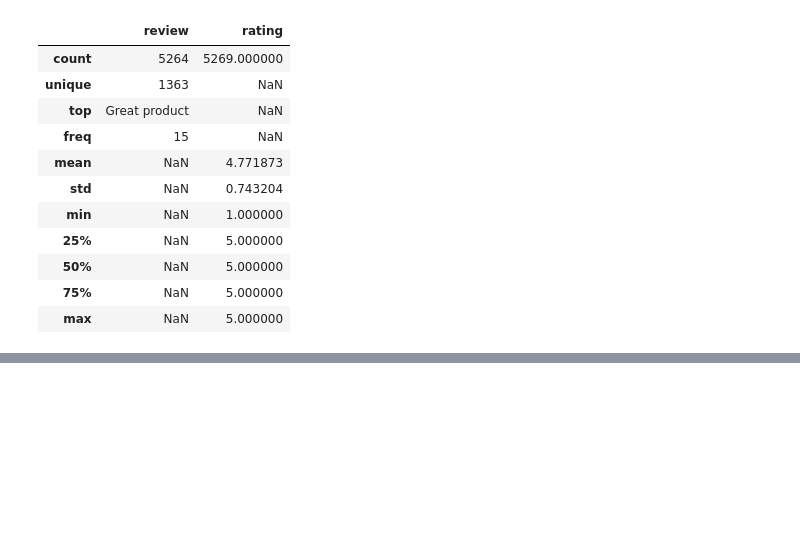
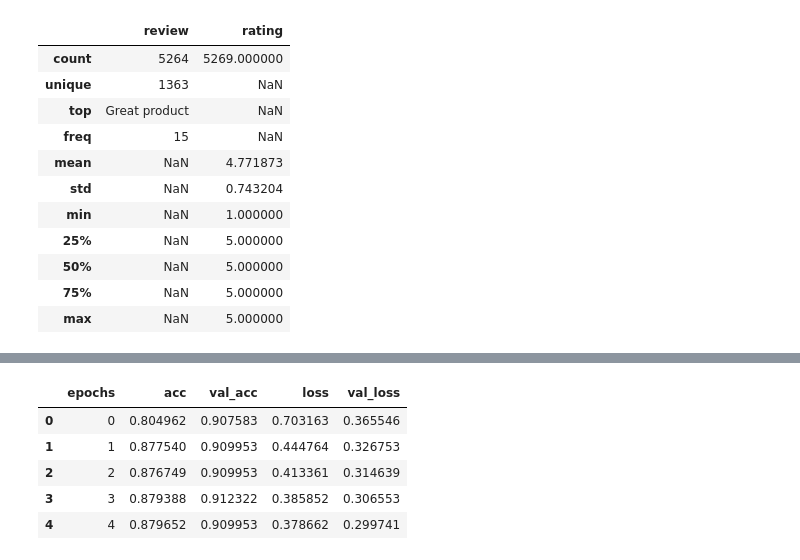
Before and after one commit to kubershahi/ashoka-aml, a Jupyter notebook: assignment01/part3.ipynb, the cells around one changed output, grey strips where cells are left out. Cells and saved outputs as stored; diff of their text form; code cells hidden in the pictures; blank space fills up the shorter version.

```diff
--- a/assignment01/part3.ipynb
+++ b/assignment01/part3.ipynb
@@ -226,0 +265,4 @@ Categories: [array([1, 2, 3, 4, 5], dtype=object)]
+# %%
+# compiling the model
+
+classifier_model.compile(loss='categorical_crossentropy', optimizer = 'adam', metrics = ['categorical_accuracy'])
@@ -226,0 +275,3 @@ Categories: [array([1, 2, 3, 4, 5], dtype=object)]
+# %%
+# fitting the model
+c_model = classifier_model.fit(x = x_train, y = y_train_onehot, batch_size = 64, validation_split = 0.1, epochs = 5)
@@ -226,0 +289,23 @@ Categories: [array([1, 2, 3, 4, 5], dtype=object)]
+# %%
+# getting training results
+
+accuracy = c_model.history['categorical_accuracy']
+val_accuracy = c_model.history['val_categorical_accuracy']
+loss = c_model.history['loss']
+val_loss = c_model.history['val_loss']
+epochs = range(len(accuracy))
+
+training_df = pd.DataFrame(epochs, columns = ['epochs'])
+training_df['acc']= accuracy
+training_df['val_acc']= val_accuracy
+training_df['loss']= loss
+training_df['val_loss']= val_loss
+
+training_df
+# %% [output]
+|  | epochs | acc | val_acc | loss | val_loss |
+| 0 | 0 | 0.804962 | 0.907583 | 0.703163 | 0.365546 |
+| 1 | 1 | 0.877540 | 0.909953 | 0.444764 | 0.326753 |
+| 2 | 2 | 0.876749 | 0.909953 | 0.413361 | 0.314639 |
+| 3 | 3 | 0.879388 | 0.912322 | 0.385852 | 0.306553 |
+| 4 | 4 | 0.879652 | 0.909953 | 0.378662 | 0.299741 |
```
Also changed, not shown: parts of 30 cells of this notebook.
